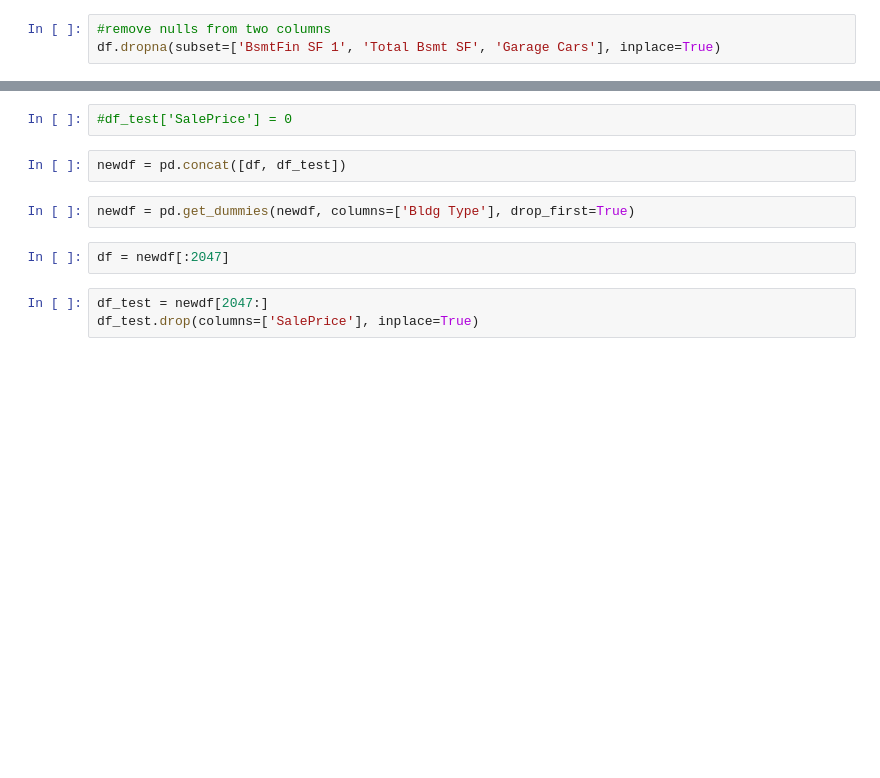
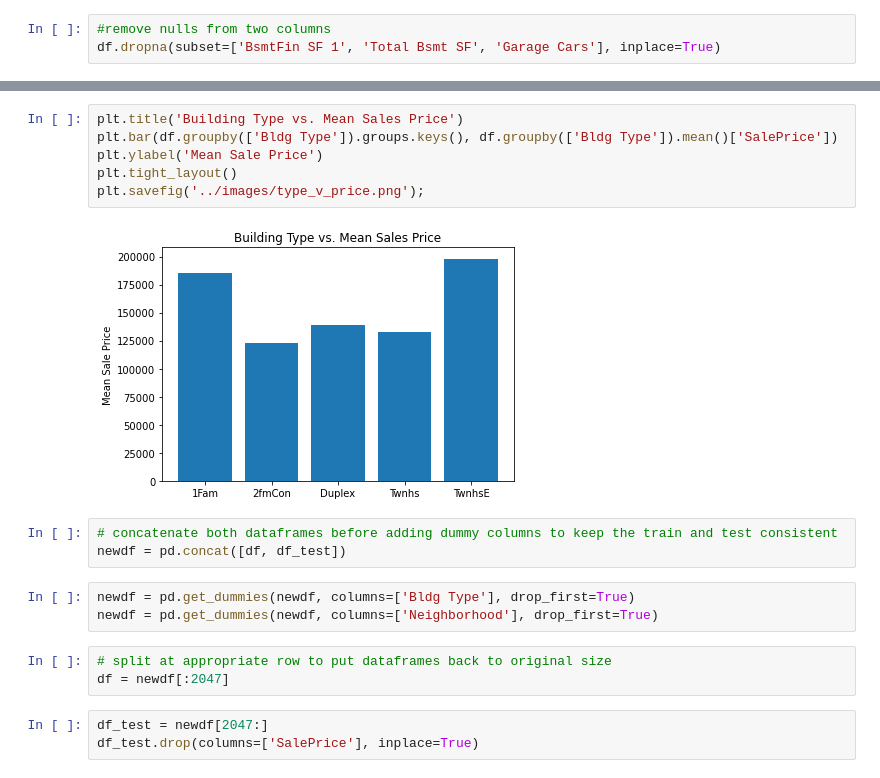
Before and after one commit to romant56/Ames-housing-model, a Jupyter notebook: code/01_EDA_and_Cleaning.ipynb, the cells around one changed output, grey strips where cells are left out. Cells and saved outputs as stored; diff of their text form; blank space fills up the shorter version.

```diff
--- a/code/01_EDA_and_Cleaning.ipynb
+++ b/code/01_EDA_and_Cleaning.ipynb
@@ -121,10 +133,19 @@ Name: Gr Liv Area, dtype: float64
-# %%
-#df_test['SalePrice'] = 0
+# %%
+plt.title('Building Type vs. Mean Sales Price')
+plt.bar(df.groupby(['Bldg Type']).groups.keys(), df.groupby(['Bldg Type']).mean()['SalePrice'])
+plt.ylabel('Mean Sale Price')
+plt.tight_layout()
+plt.savefig('../images/type_v_price.png');
+# %% [output]
+[figure, added]
 # %%
+# concatenate both dataframes before adding dummy columns to keep the train and test consistent
 newdf = pd.concat([df, df_test])
 # %%
 newdf = pd.get_dummies(newdf, columns=['Bldg Type'], drop_first=True)
+newdf = pd.get_dummies(newdf, columns=['Neighborhood'], drop_first=True)
 # %%
+# split at appropriate row to put dataframes back to original size
 df = newdf[:2047]
 # %%
 df_test = newdf[2047:]
```
Also changed, not shown: parts of 9 cells of this notebook, 13 other files.
